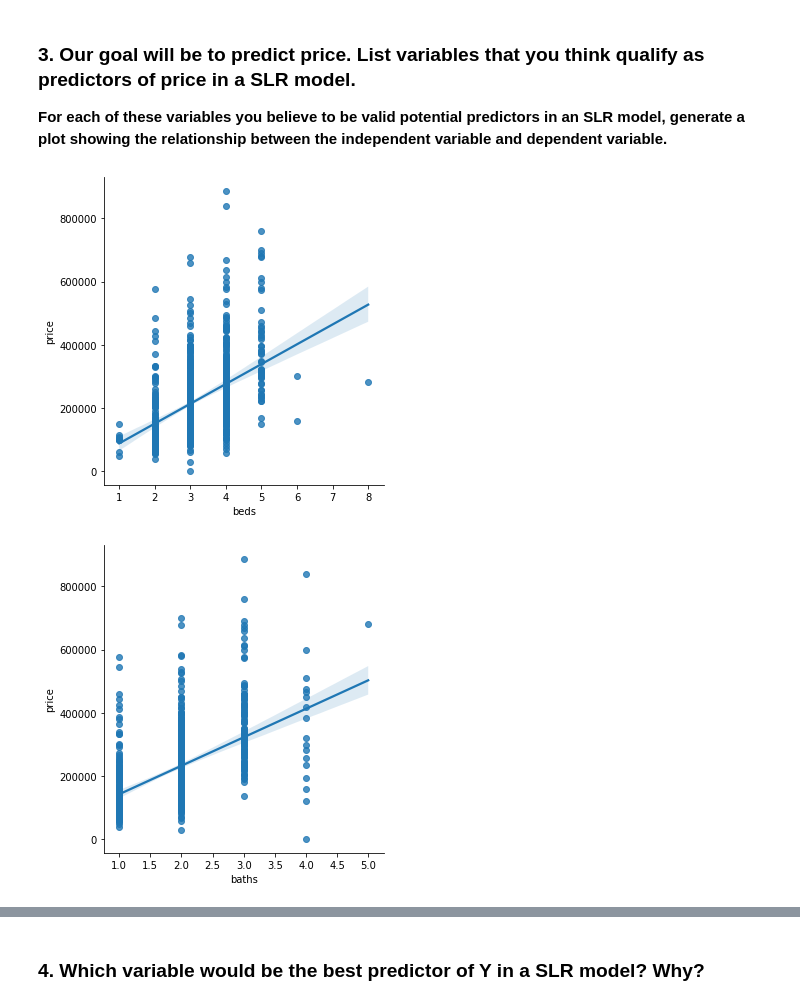
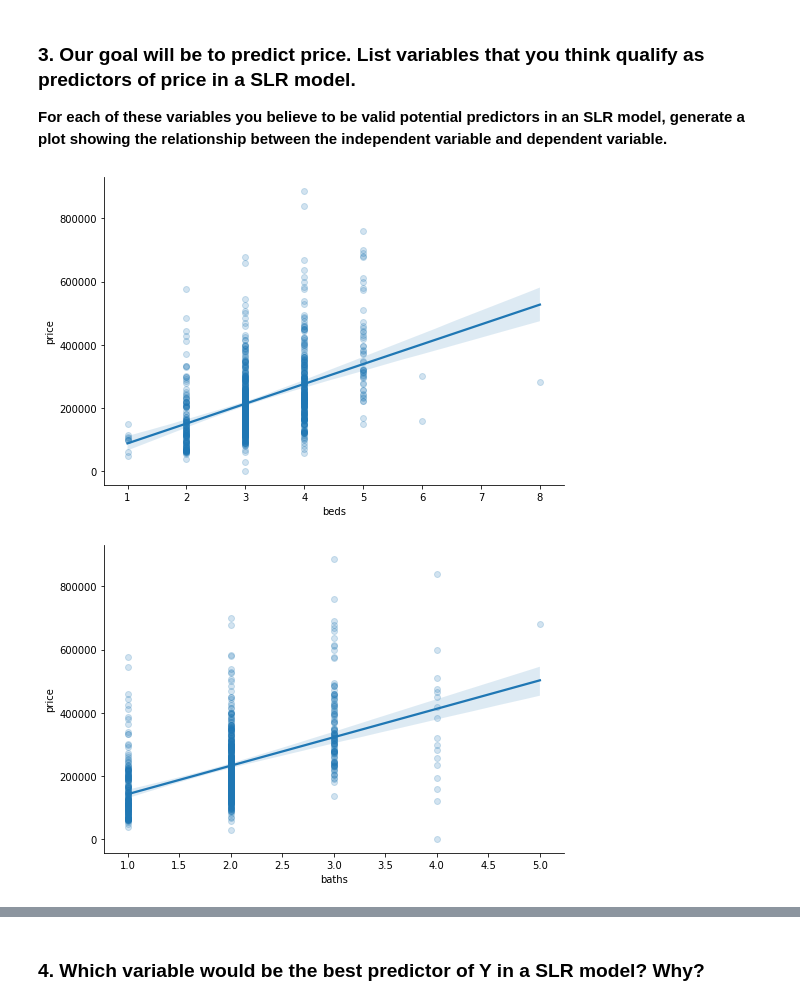
Before and after one commit to pavanivo/HW4-starter, a Jupyter notebook: simple-linear-regression-sacramento.ipynb, the cells around one changed output, grey strips where cells are left out. Saved outputs shown, nothing was run; the diff lists cells and outputs as text; code cells hidden in the pictures.

```diff
--- a/simple-linear-regression-sacramento.ipynb
+++ b/simple-linear-regression-sacramento.ipynb
@@ -153,12 +153,11 @@ df1[df1['sq__ft']<=0].shape
 **For each of these variables you believe to be valid potential predictors in an SLR model, generate a plot showing the relationship between the independent variable and dependent variable.**
 # %%
 # A
-sns.lmplot(x='beds', y='price', data=df1);
-#, aspect=1.5, scatter_kws={'alpha':0.2}
+sns.lmplot(x='beds', y='price', data=df1, aspect=1.5, scatter_kws={'alpha':0.2});
 # %% [output]
-[figure, old version]
+[figure, new version]
 # %%
-sns.lmplot(x='baths', y='price', data=df1);
+sns.lmplot(x='baths', y='price', data=df1, aspect=1.5, scatter_kws={'alpha':0.2});
 # %% [output]
-[figure, old version]
+[figure, new version]
 # %%
```
Also changed, not shown: parts of 13 cells of this notebook.
